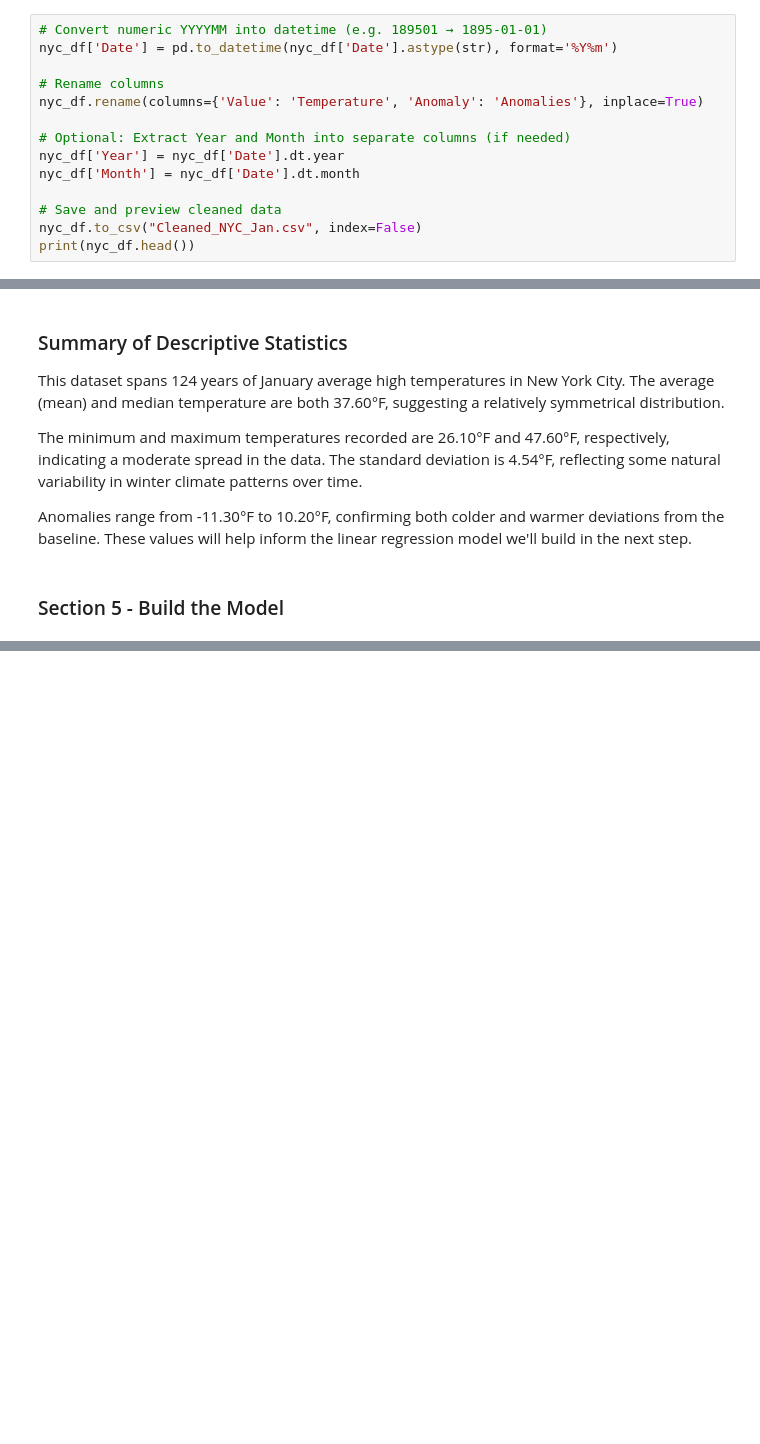
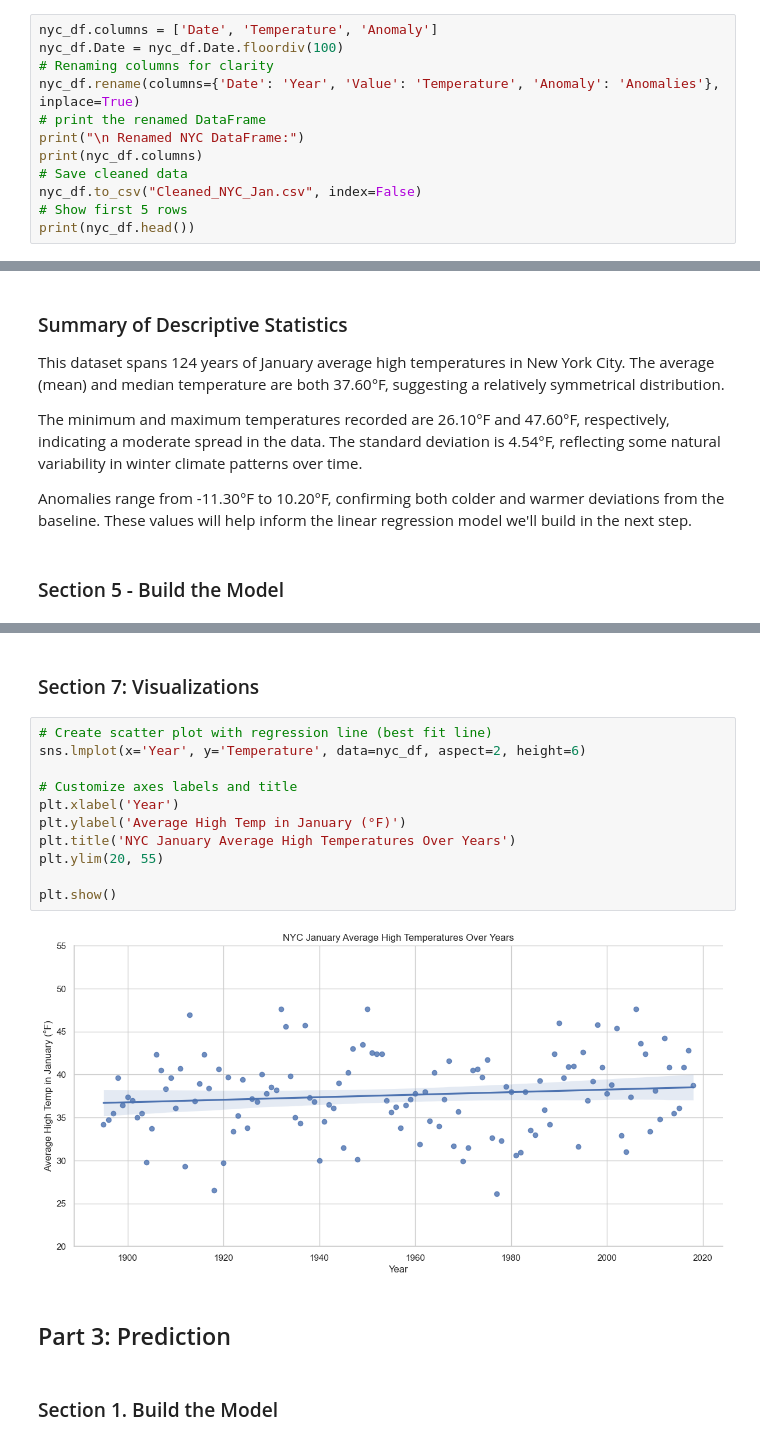
Before and after one commit to Kiruthikaa2512/datafun-07-ml, a Jupyter notebook: kiru_ml.ipynb, the cells around one changed output, grey strips where cells are left out. Saved outputs shown, nothing was run; the diff lists cells and outputs as text; blank space fills up the shorter version.

```diff
--- a/kiru_ml.ipynb
+++ b/kiru_ml.ipynb
@@ -88,17 +92,15 @@ print (nyc_df.tail())
 # %% [markdown]
 ### Section 3: Data Cleaning
 # %%
-# Convert numeric YYYYMM into datetime (e.g. 189501 → 1895-01-01)
-nyc_df['Date'] = pd.to_datetime(nyc_df['Date'].astype(str), format='%Y%m')
-
-# Rename columns
-nyc_df.rename(columns={'Value': 'Temperature', 'Anomaly': 'Anomalies'}, inplace=True)
-
-# Optional: Extract Year and Month into separate columns (if needed)
-nyc_df['Year'] = nyc_df['Date'].dt.year
-nyc_df['Month'] = nyc_df['Date'].dt.month
-
-# Save and preview cleaned data
+nyc_df.columns = ['Date', 'Temperature', 'Anomaly']
+nyc_df.Date = nyc_df.Date.floordiv(100)
+# Renaming columns for clarity
+nyc_df.rename(columns={'Date': 'Year', 'Value': 'Temperature', 'Anomaly': 'Anomalies'}, inplace=True)
+# print the renamed DataFrame
+print("\n Renamed NYC DataFrame:")
+print(nyc_df.columns)
+# Save cleaned data
 nyc_df.to_csv("Cleaned_NYC_Jan.csv", index=False)
+# Show first 5 rows
 print(nyc_df.head())
 # %% [output]
@@ -148,0 +182,19 @@ ValueError: Cannot calculate a linear regression if all x values are identical
+# %% [markdown]
+### Section 7: Visualizations
+# %%
+# Create scatter plot with regression line (best fit line)
+sns.lmplot(x='Year', y='Temperature', data=nyc_df, aspect=2, height=6)
+
+# Customize axes labels and title
+plt.xlabel('Year')
+plt.ylabel('Average High Temp in January (°F)')
+plt.title('NYC January Average High Temperatures Over Years')
+plt.ylim(20, 55)
+
+plt.show()
+# %% [output]
+[figure, added]
+# %% [markdown]
+## Part 3: Prediction
+# %% [markdown]
+### Section 1. Build the Model
```
Also changed, not shown: parts of 15 cells of this notebook.
